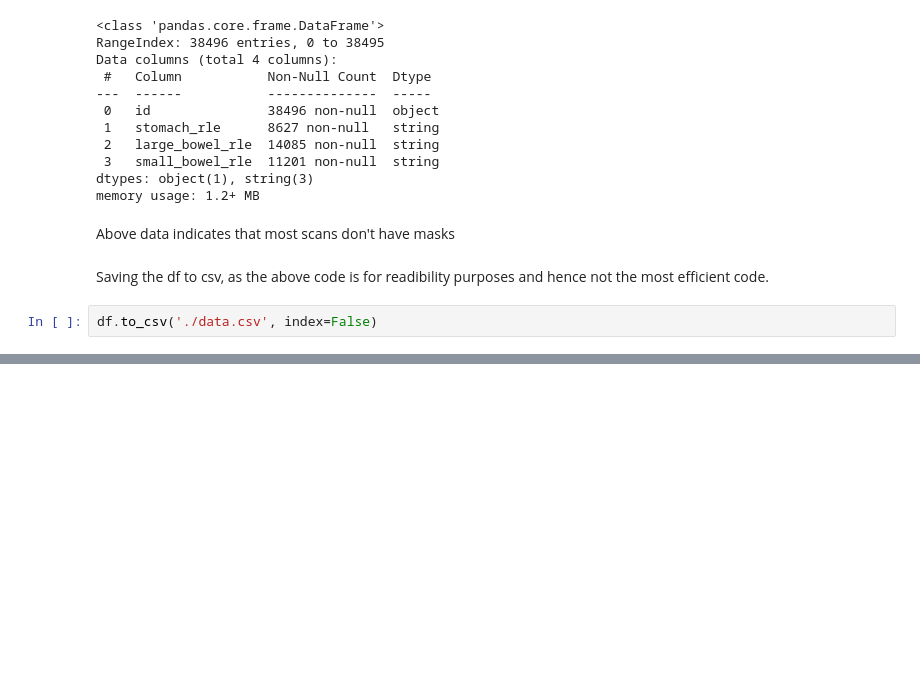
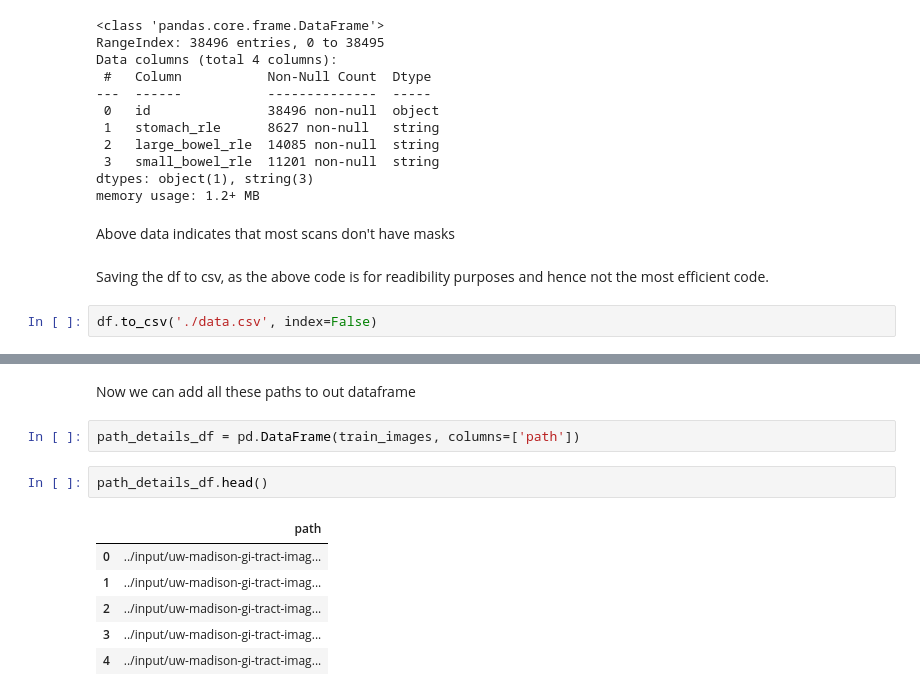
Before and after one commit to pri1311/UWM-GI-Tract-Image-Segmentation, a Jupyter notebook: getting-started-understanding-data.ipynb, the cells around one changed output, grey strips where cells are left out. Drawn from its saved outputs; the diff is of its cells as text; blank space fills up the shorter version.

```diff
--- a/getting-started-understanding-data.ipynb
+++ b/getting-started-understanding-data.ipynb
@@ -301,0 +379,13 @@ df.to_csv('./data.csv', index=False)
+# %% [markdown]
+Now we can add all these paths to out dataframe
+# %%
+path_details_df = pd.DataFrame(train_images, columns=['path'])
+# %%
+path_details_df.head()
+# %% [output]
+|  | path |
+| 0 | ../input/uw-madison-gi-tract-imag... |
+| 1 | ../input/uw-madison-gi-tract-imag... |
+| 2 | ../input/uw-madison-gi-tract-imag... |
+| 3 | ../input/uw-madison-gi-tract-imag... |
+| 4 | ../input/uw-madison-gi-tract-imag... |
```
Also changed, not shown: parts of 28 cells of this notebook.
